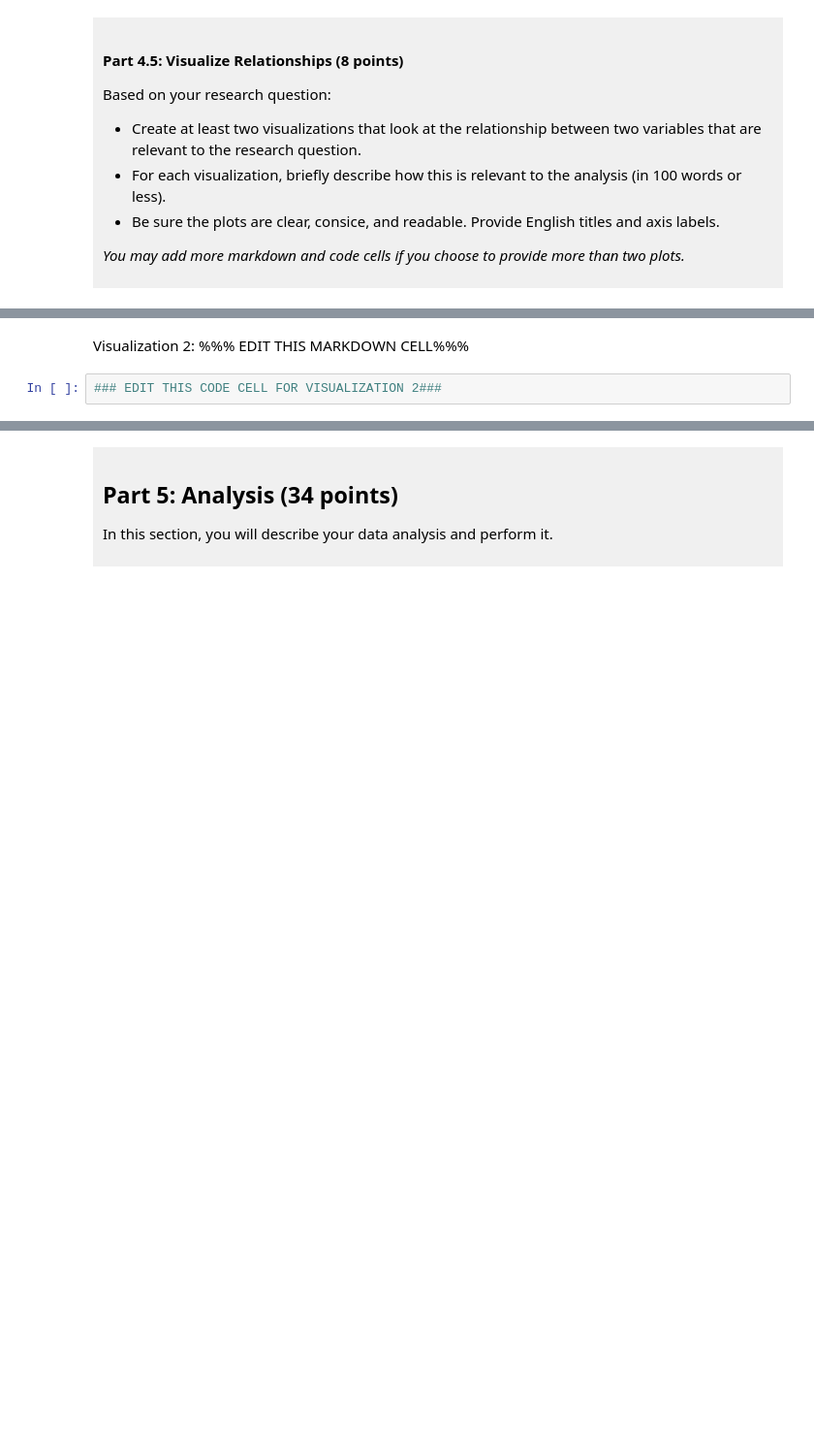
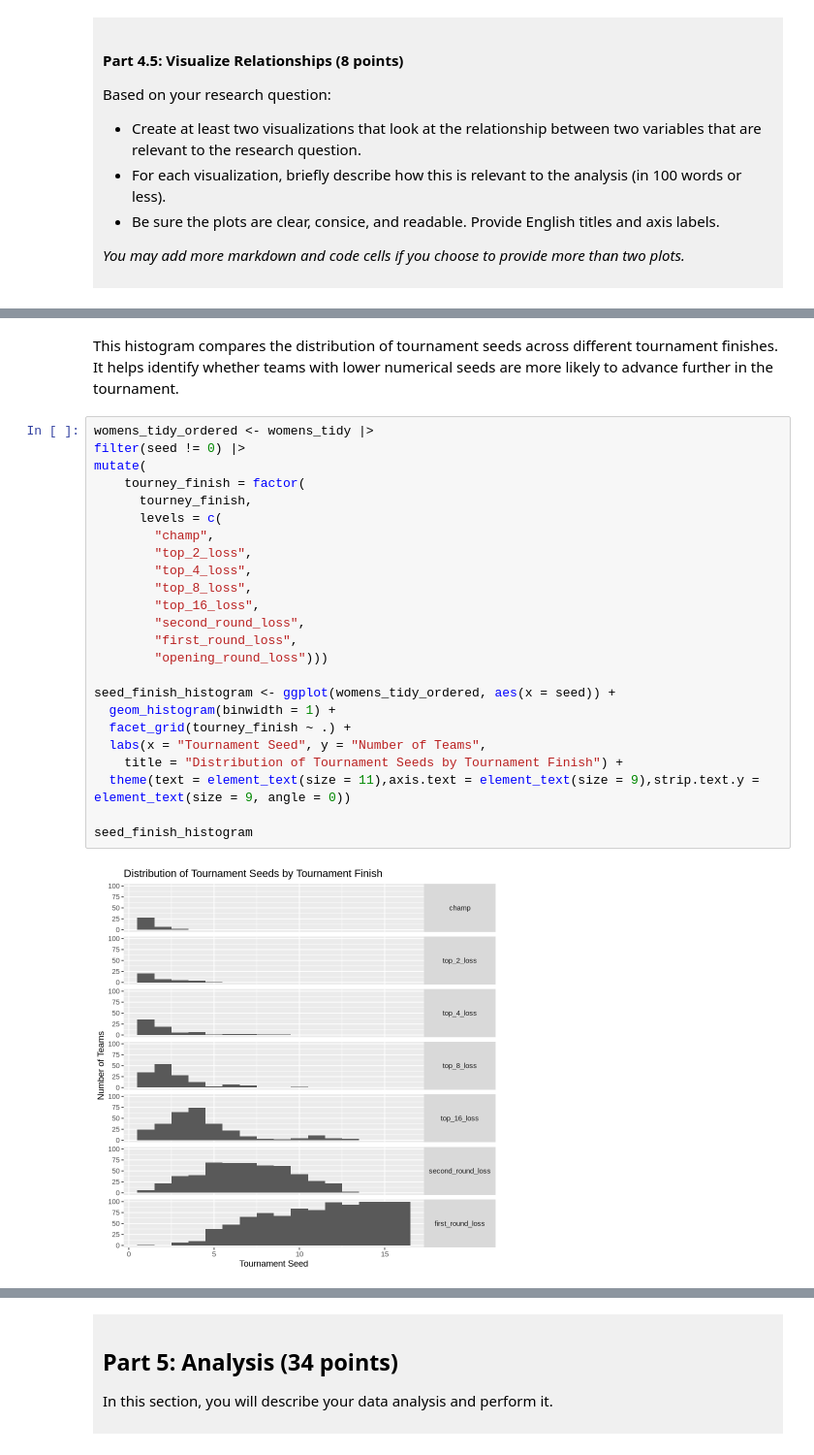
Before and after one commit to AngelinaHan12265/dsci-100-project-angelina-han, a Jupyter notebook: dsci-100-project-notebook.ipynb, the cells around one changed output, grey strips where cells are left out. Shown at 97% size. Drawn from its saved outputs; the diff is of its cells as text; blank space fills up the shorter version.

```diff
--- a/dsci-100-project-notebook.ipynb
+++ b/dsci-100-project-notebook.ipynb
@@ -310,4 +404,28 @@ Visualization 1: %%% EDIT THIS MARKDOWN CELL%%%
 # %% [markdown]
-Visualization 2: %%% EDIT THIS MARKDOWN CELL%%%
+This histogram compares the distribution of tournament seeds across different tournament finishes. It helps identify whether teams with lower numerical seeds are more likely to advance further in the tournament.
 # %%
-### EDIT THIS CODE CELL FOR VISUALIZATION 2###
+womens_tidy_ordered <- womens_tidy |>
+filter(seed != 0) |>
+mutate(
+    tourney_finish = factor(
+      tourney_finish,
+      levels = c(
+        "champ",
+        "top_2_loss",
+        "top_4_loss",
+        "top_8_loss",
+        "top_16_loss",
+        "second_round_loss",
+        "first_round_loss",
+        "opening_round_loss")))
+
+seed_finish_histogram <- ggplot(womens_tidy_ordered, aes(x = seed)) +
+  geom_histogram(binwidth = 1) +
+  facet_grid(tourney_finish ~ .) +
+  labs(x = "Tournament Seed", y = "Number of Teams",
+    title = "Distribution of Tournament Seeds by Tournament Finish") +
+  theme(text = element_text(size = 11),axis.text = element_text(size = 9),strip.text.y = element_text(size = 9, angle = 0))
+
+seed_finish_histogram
+# %% [output]
+[figure, added]
```
Also changed, not shown: parts of 10 cells of this notebook.
